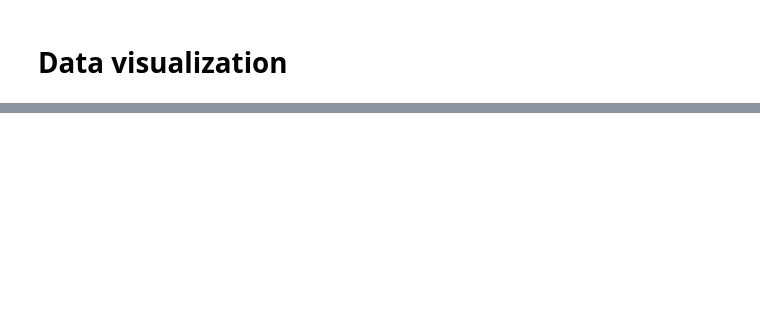
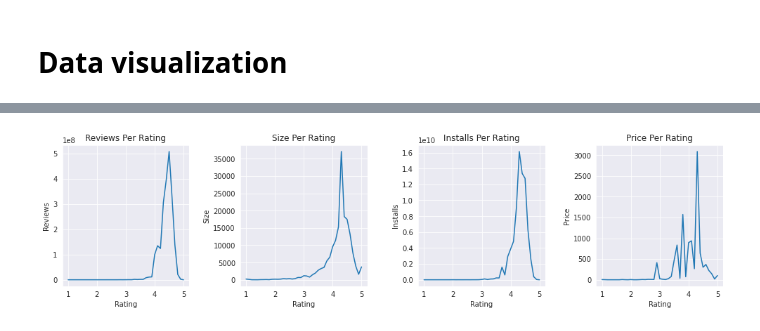
Before and after one commit to satyam-jyoti-sankar/Play_store_data_analysis, a Jupyter notebook: Copy_of_Play_Store_App_Review_Analysis_Capstone_Project.ipynb, the cells around one changed output, grey strips where cells are left out. Cells and saved outputs as stored; diff of their text form; code cells hidden in the pictures; blank space fills up the shorter version.

```diff
--- a/Copy_of_Play_Store_App_Review_Analysis_Capstone_Project.ipynb
+++ b/Copy_of_Play_Store_App_Review_Analysis_Capstone_Project.ipynb
@@ -266,0 +367,4 @@ df2.describe()
+# %%
+#It show the corelatation between  how rating affted the other factor or not
+rating=df2.groupby(['Rating']).sum().reset_index()
+rating.head()
@@ -266,0 +378,28 @@ df2.describe()
+# %%
+fig, axes = plt.subplots(1, 4, figsize=(14, 4))
+
+axes[0].plot(rating['Rating'], rating['Reviews'])
+#axes[0].sns.jointplot(y ='Size', x ='Rating', data = df, kind ='hex')
+axes[0].set_xlabel('Rating')
+axes[0].set_ylabel('Reviews')
+axes[0].set_title('Reviews Per Rating')
+
+axes[1].plot(rating['Rating'], rating['Size_int'] )
+axes[1].set_xlabel('Rating')
+axes[1].set_ylabel('Size')
+axes[1].set_title('Size Per Rating')
+
+axes[2].plot(rating['Rating'], rating['Installs'] )
+axes[2].set_xlabel('Rating')
+axes[2].set_ylabel('Installs')
+axes[2].set_title('Installs Per Rating')
+
+axes[3].plot(rating['Rating'], rating['Price'] )
+axes[3].set_xlabel('Rating')
+axes[3].set_ylabel('Price')
+axes[3].set_title('Price Per Rating')
+
+plt.tight_layout(pad=2)
+plt.show()
+# %% [output]
+[figure, added]
```
Also changed, not shown: parts of 44 cells of this notebook.
